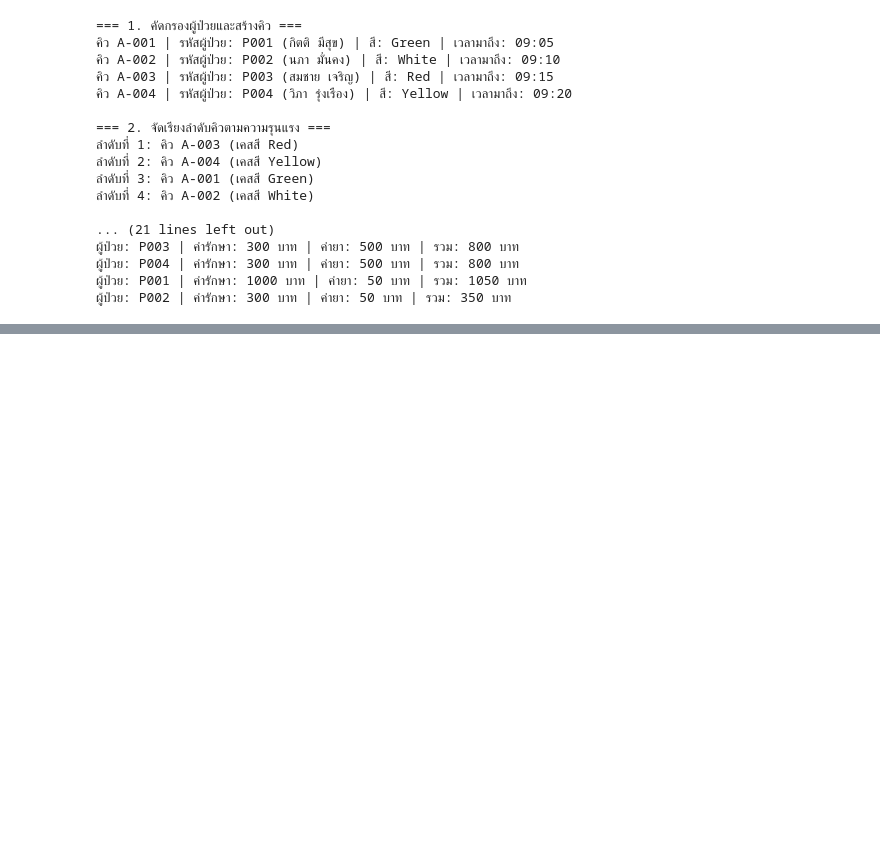
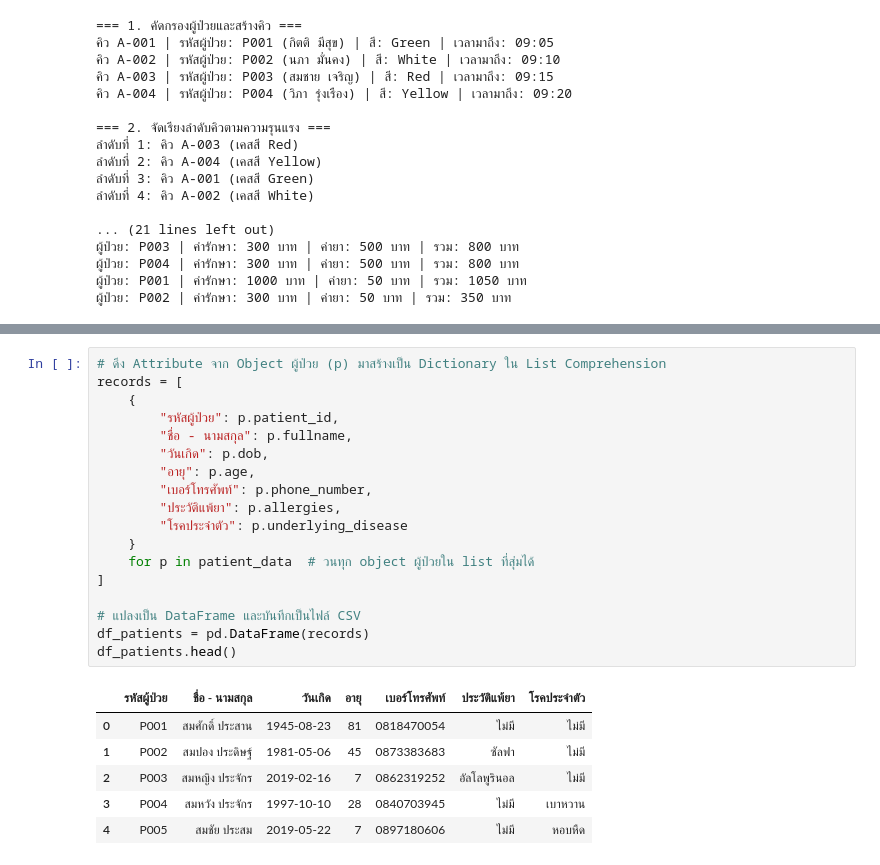
Before and after one commit to Nxpze/essencial-project1, a Jupyter notebook: Clinic_Python.ipynb, the cells around one changed output, grey strips where cells are left out. Cells and saved outputs as stored; diff of their text form; blank space fills up the shorter version.

```diff
--- a/Clinic_Python.ipynb
+++ b/Clinic_Python.ipynb
@@ -305,0 +371,25 @@ for i, rec in enumerate(completed_records, 1):
+# %%
+# ดึง Attribute จาก Object ผู้ป่วย (p) มาสร้างเป็น Dictionary ใน List Comprehension
+records = [
+    {
+        "รหัสผู้ป่วย": p.patient_id,
+        "ชื่อ - นามสกุล": p.fullname,
+        "วันเกิด": p.dob,
+        "อายุ": p.age,
+        "เบอร์โทรศัพท์": p.phone_number,
+        "ประวัติแพ้ยา": p.allergies,
+        "โรคประจำตัว": p.underlying_disease
+    }
+    for p in patient_data  # วนทุก object ผู้ป่วยใน list ที่สุ่มได้
+]
+
+# แปลงเป็น DataFrame และบันทึกเป็นไฟล์ CSV
+df_patients = pd.DataFrame(records)
+df_patients.head()
+# %% [output]
+|  | รหัสผู้ป่วย | ชื่อ - นามสกุล | วันเกิด | อายุ | เบอร์โทรศัพท์ | ประวัติแพ้ยา | โรคประจำตัว |
+| 0 | P001 | สมศักดิ์ ประสาน | 1945-08-23 | 81 | 0818470054 | ไม่มี | ไม่มี |
+| 1 | P002 | สมปอง ประดิษฐ์ | 1981-05-06 | 45 | 0873383683 | ซัลฟา | ไม่มี |
+| 2 | P003 | สมหญิง ประจักร | 2019-02-16 | 7 | 0862319252 | อัลโลพูรินอล | ไม่มี |
+| 3 | P004 | สมหวัง ประจักร | 1997-10-10 | 28 | 0840703945 | ไม่มี | เบาหวาน |
+| 4 | P005 | สมชัย ประสม | 2019-05-22 | 7 | 0897180606 | ไม่มี | หอบหืด |
```
Also changed, not shown: parts of 20 cells of this notebook.
